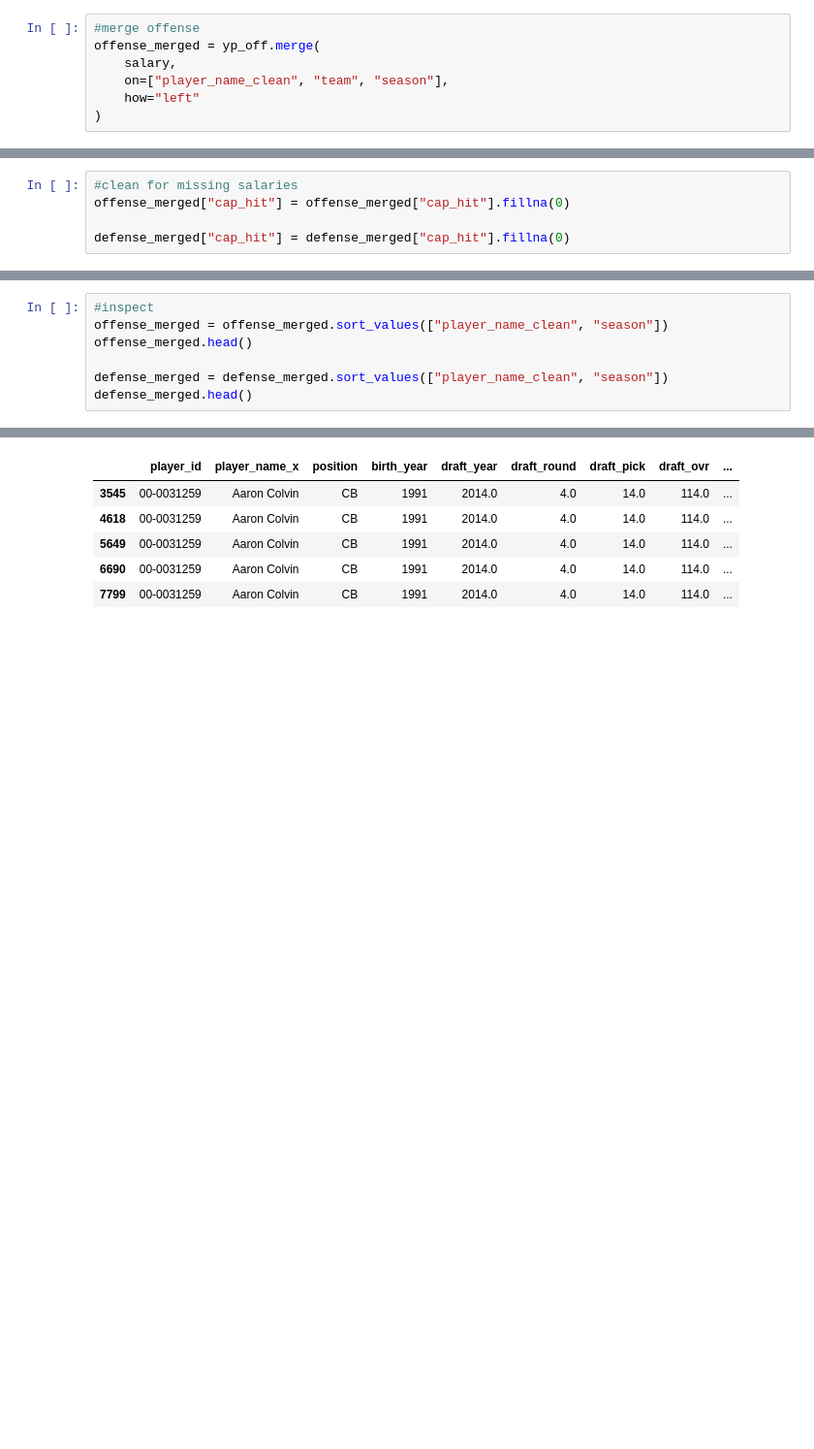
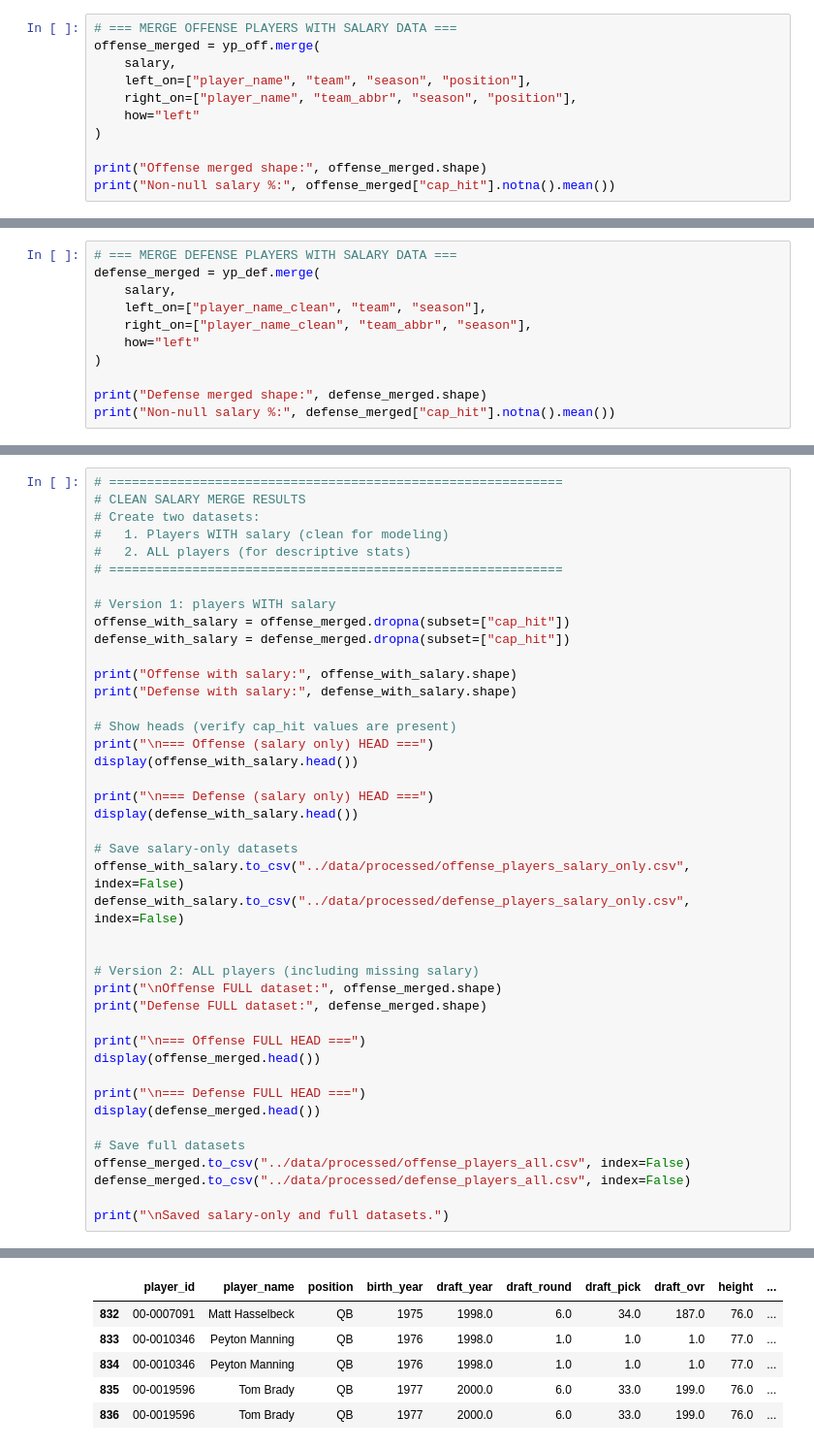
Before and after one commit to Clayton-McCormack/DATASCI-3000-Project, a Jupyter notebook: notebooks/merge_player_data.ipynb, the cells around one changed output, grey strips where cells are left out. Shown at 97% size. Cells and saved outputs as stored; diff of their text form; blank space fills up the shorter version.

Commit message:
Player and Team analysis done
Player analysis much more fruitful than team, had to redo a bunch of the merging to fix previous flaws

```diff
--- a/notebooks/merge_player_data.ipynb
+++ b/notebooks/merge_player_data.ipynb
@@ -66,7 +154,11 @@ yp_def["team_name"] = yp_def["team"].map(team_abbr_to_name)
 # %%
-#merge offense
+# === MERGE OFFENSE PLAYERS WITH SALARY DATA ===
 offense_merged = yp_off.merge(
     salary,
-    on=["player_name_clean", "team", "season"],
+    left_on=["player_name", "team", "season", "position"],
+    right_on=["player_name", "team_abbr", "season", "position"],
     how="left"
 )
+
+print("Offense merged shape:", offense_merged.shape)
+print("Non-null salary %:", offense_merged["cap_hit"].notna().mean())
@@ -78,7 +174,13 @@ defense_merged = yp_def.merge(
     how="left"
 )
 # %%
-#clean for missing salaries
-offense_merged["cap_hit"] = offense_merged["cap_hit"].fillna(0)
+# === MERGE DEFENSE PLAYERS WITH SALARY DATA ===
+defense_merged = yp_def.merge(
+    salary,
+    left_on=["player_name_clean", "team", "season"],
+    right_on=["player_name_clean", "team_abbr", "season"],
+    how="left"
+)
 
-defense_merged["cap_hit"] = defense_merged["cap_hit"].fillna(0)
+print("Defense merged shape:", defense_merged.shape)
+print("Non-null salary %:", defense_merged["cap_hit"].notna().mean())
@@ -85,8 +190,43 @@ defense_merged["cap_hit"] = defense_merged["cap_hit"].fillna(0)
 # %%
-#inspect
-offense_merged = offense_merged.sort_values(["player_name_clean", "season"])
-offense_merged.head()
+# ============================================================
+# CLEAN SALARY MERGE RESULTS
+# Create two datasets:
+#   1. Players WITH salary (clean for modeling)
+#   2. ALL players (for descriptive stats)
+# ============================================================
 
-defense_merged = defense_merged.sort_values(["player_name_clean", "season"])
-defense_merged.head()
+# Version 1: players WITH salary
+offense_with_salary = offense_merged.dropna(subset=["cap_hit"])
+defense_with_salary = defense_merged.dropna(subset=["cap_hit"])
+
+print("Offense with salary:", offense_with_salary.shape)
+print("Defense with salary:", defense_with_salary.shape)
+
+# Show heads (verify cap_hit values are present)
+print("\n=== Offense (salary only) HEAD ===")
+display(offense_with_salary.head())
+
+print("\n=== Defense (salary only) HEAD ===")
+display(defense_with_salary.head())
+
+# Save salary-only datasets
+offense_with_salary.to_csv("../data/processed/offense_players_salary_only.csv", index=False)
+defense_with_salary.to_csv("../data/processed/defense_players_salary_only.csv", index=False)
+
+
+# Version 2: ALL players (including missing salary)
+print("\nOffense FULL dataset:", offense_merged.shape)
+print("Defense FULL dataset:", defense_merged.shape)
+
+print("\n=== Offense FULL HEAD ===")
+display(offense_merged.head())
+
+print("\n=== Defense FULL HEAD ===")
+display(defense_merged.head())
+
+# Save full datasets
+offense_merged.to_csv("../data/processed/offense_players_all.csv", index=False)
+defense_merged.to_csv("../data/processed/defense_players_all.csv", index=False)
+
+print("\nSaved salary-only and full datasets.")
 # %% [output]
@@ -93,6 +237,6 @@ defense_merged.head()
-|  | player_id | player_name_x | position | birth_year | draft_year | draft_round | draft_pick | draft_ovr | ... |
-| 3545 | 00-0031259 | Aaron Colvin | CB | 1991 | 2014.0 | 4.0 | 14.0 | 114.0 | ... |
-| 4618 | 00-0031259 | Aaron Colvin | CB | 1991 | 2014.0 | 4.0 | 14.0 | 114.0 | ... |
-| 5649 | 00-0031259 | Aaron Colvin | CB | 1991 | 2014.0 | 4.0 | 14.0 | 114.0 | ... |
-| 6690 | 00-0031259 | Aaron Colvin | CB | 1991 | 2014.0 | 4.0 | 14.0 | 114.0 | ... |
-| 7799 | 00-0031259 | Aaron Colvin | CB | 1991 | 2014.0 | 4.0 | 14.0 | 114.0 | ... |
+|  | player_id | player_name | position | birth_year | draft_year | draft_round | draft_pick | draft_ovr | height | ... |
+| 832 | 00-0007091 | Matt Hasselbeck | QB | 1975 | 1998.0 | 6.0 | 34.0 | 187.0 | 76.0 | ... |
+| 833 | 00-0010346 | Peyton Manning | QB | 1976 | 1998.0 | 1.0 | 1.0 | 1.0 | 77.0 | ... |
+| 834 | 00-0010346 | Peyton Manning | QB | 1976 | 1998.0 | 1.0 | 1.0 | 1.0 | 77.0 | ... |
+| 835 | 00-0019596 | Tom Brady | QB | 1977 | 2000.0 | 6.0 | 33.0 | 199.0 | 76.0 | ... |
+| 836 | 00-0019596 | Tom Brady | QB | 1977 | 2000.0 | 6.0 | 33.0 | 199.0 | 76.0 | ... |
```
Also changed, not shown: parts of 10 cells of this notebook, 3 other files.
